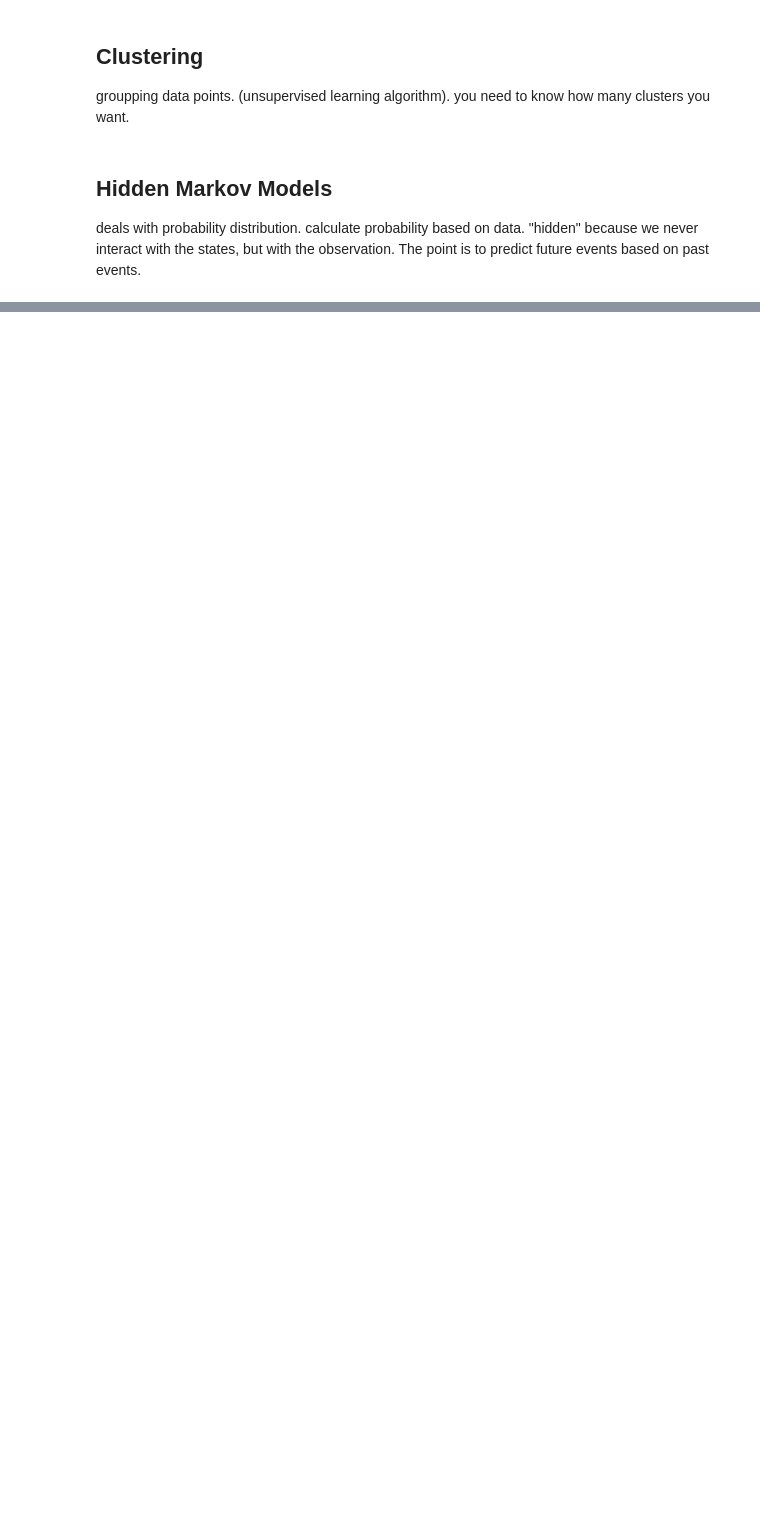
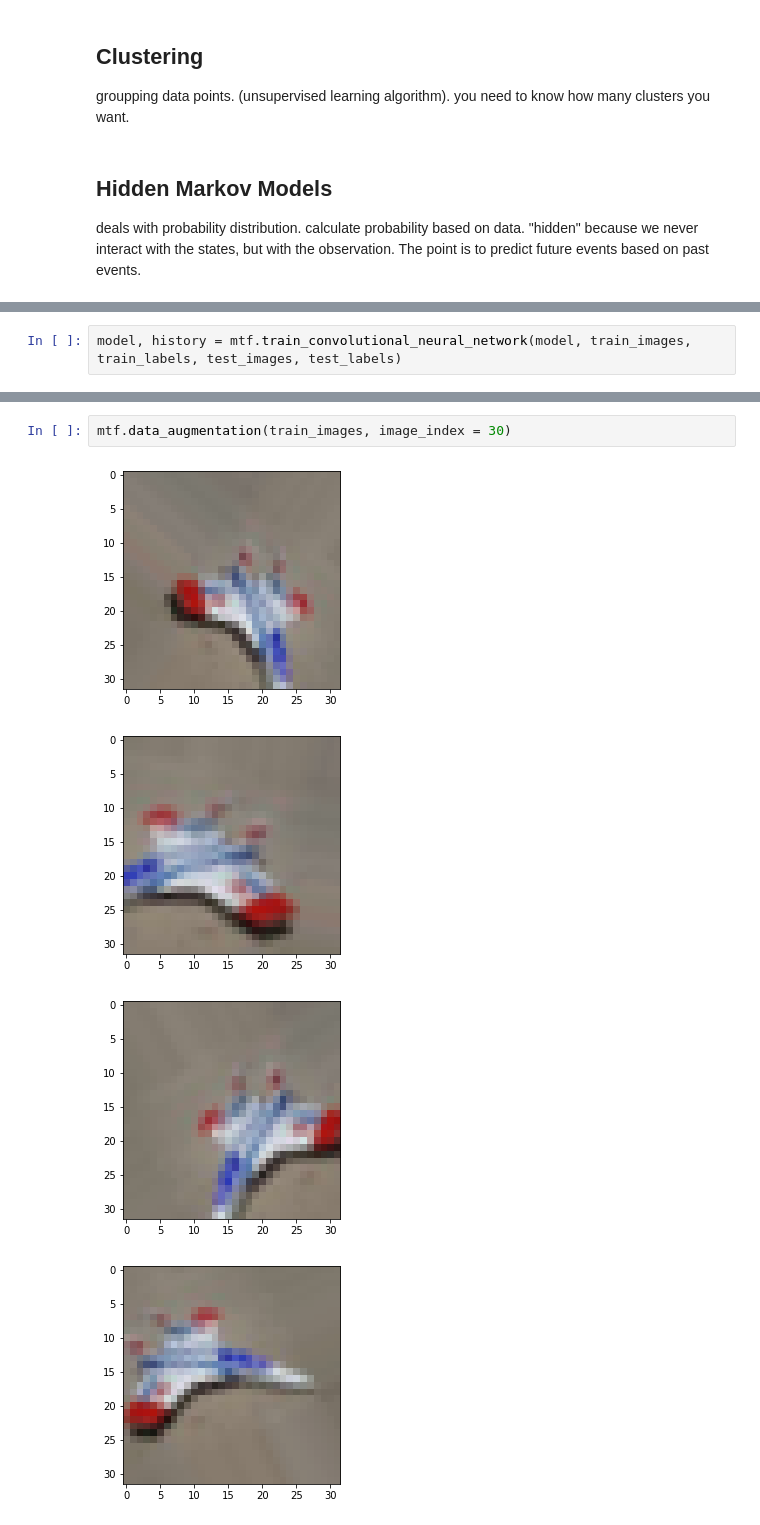
Before and after one commit to ABoghi/TensorFlowProj, a Jupyter notebook: exercise_nb.ipynb, the cells around one changed output, grey strips where cells are left out. Saved outputs shown, nothing was run; the diff lists cells and outputs as text; blank space fills up the shorter version.

```diff
--- a/exercise_nb.ipynb
+++ b/exercise_nb.ipynb
@@ -260,0 +353,2 @@ ValueError: monte_carlo_csiszar_f_divergence() requires a code object with 0 fre
+# %%
+model, history = mtf.train_convolutional_neural_network(model, train_images, train_labels, test_images, test_labels)
@@ -260,0 +378,7 @@ ValueError: monte_carlo_csiszar_f_divergence() requires a code object with 0 fre
+# %%
+mtf.data_augmentation(train_images, image_index = 30)
+# %% [output]
+[figure, added]
+[figure, added]
+[figure, added]
+[figure, added]
```
Also changed, not shown: parts of 27 cells of this notebook, 1 other file.
